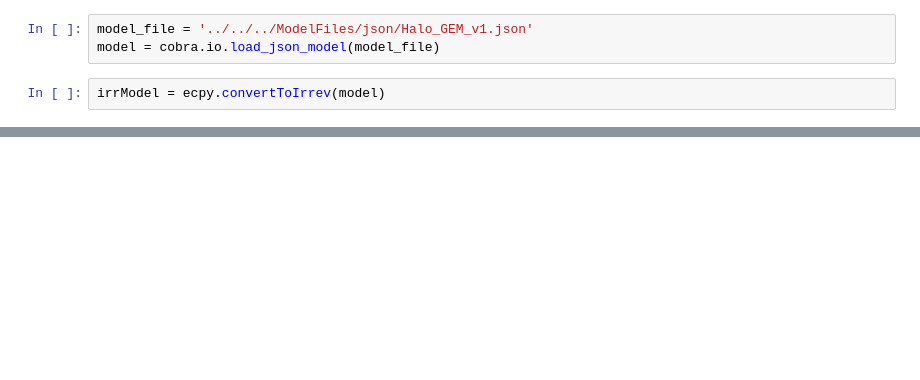
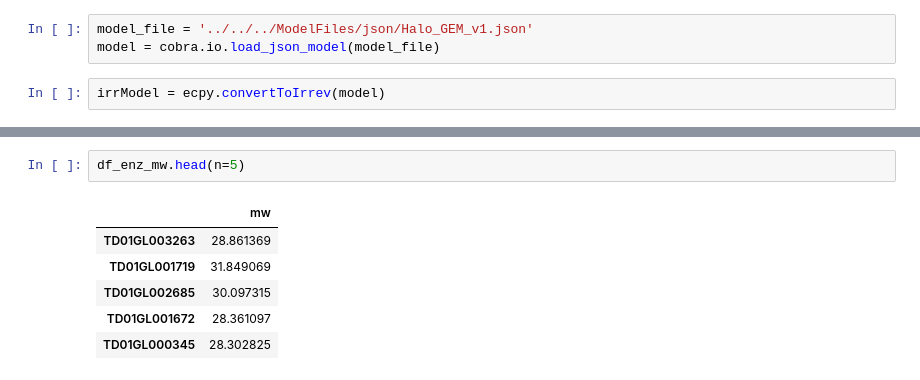
Before and after one commit to SysBioChalmers/Halo-GEM, a Jupyter notebook: ComplementaryScripts/EnzymeConstrainedModelRecon/Scripts/match_kcat_values_and_MWs.ipynb, the cells around one changed output, grey strips where cells are left out. Cells and saved outputs as stored; diff of their text form; blank space fills up the shorter version.

```diff
--- a/ComplementaryScripts/EnzymeConstrainedModelRecon/Scripts/match_kcat_values.ipynb
+++ b/ComplementaryScripts/EnzymeConstrainedModelRecon/Scripts/match_kcat_values_and_MWs.ipynb
@@ -135,0 +157,9 @@ case_count
+# %%
+df_enz_mw.head(n=5)
+# %% [output]
+|  | mw |
+| TD01GL003263 | 28.861369 |
+| TD01GL001719 | 31.849069 |
+| TD01GL002685 | 30.097315 |
+| TD01GL001672 | 28.361097 |
+| TD01GL000345 | 28.302825 |
```
Also changed, not shown: parts of 23 cells of this notebook.
